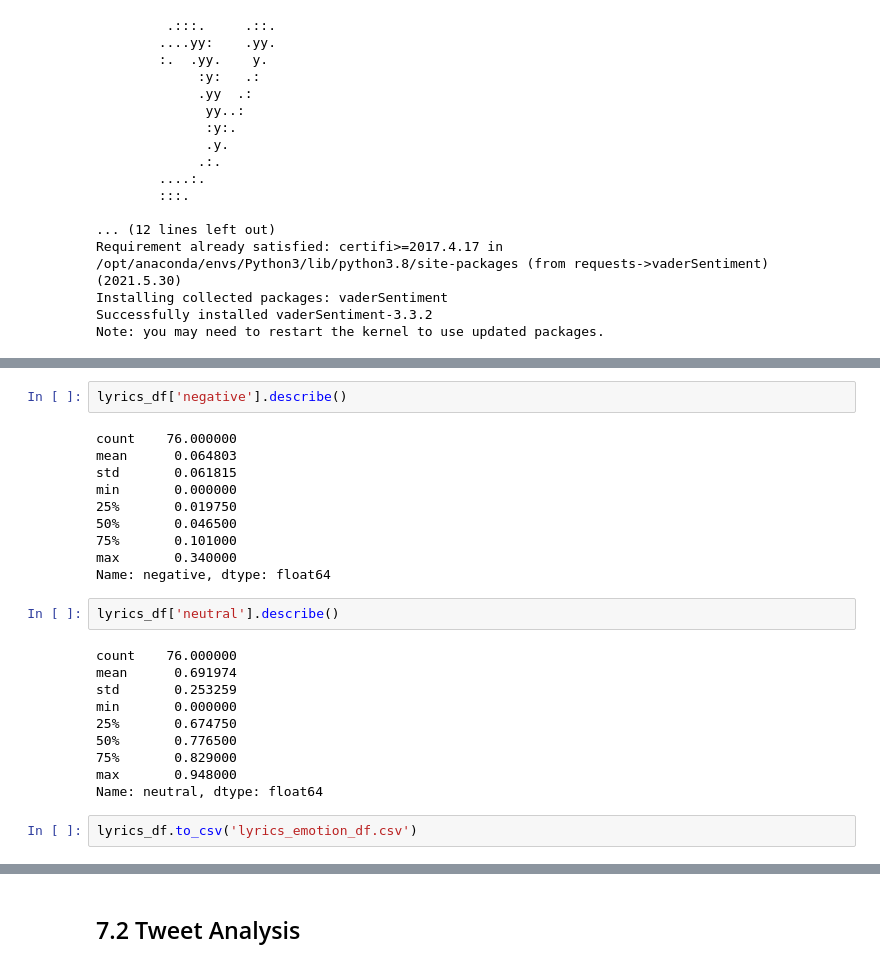
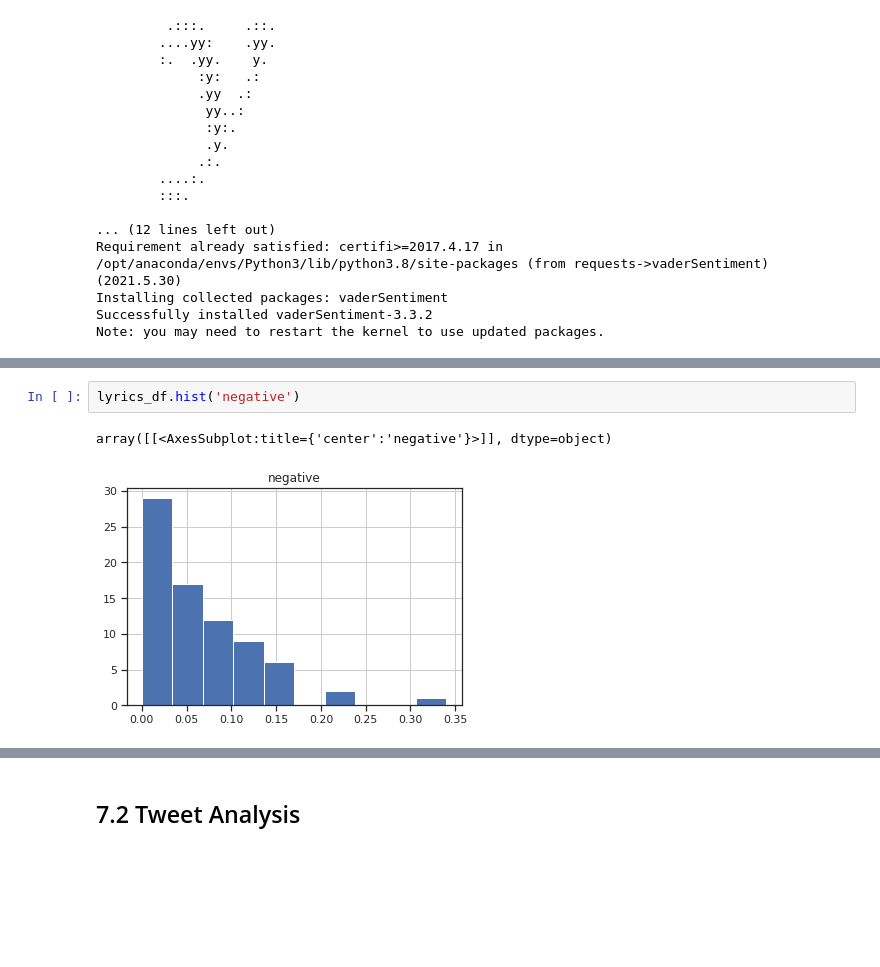
Before and after one commit to doratian99/MSIN0166-DE-Individual-Project, a Jupyter notebook: Notebook Folder/Notebook.ipynb, the cells around one changed output, grey strips where cells are left out. Drawn from its saved outputs; the diff is of its cells as text; blank space fills up the shorter version.

```diff
--- a/Notebook Folder/Notebook.ipynb
+++ b/Notebook Folder/Notebook.ipynb
@@ -1684,26 +1717,5 @@ Name: positive, dtype: float64
 # %%
-lyrics_df['negative'].describe()
+lyrics_df.hist('negative')
 # %% [output]
-count    76.000000
-mean      0.064803
-std       0.061815
-min       0.000000
-25%       0.019750
-50%       0.046500
-75%       0.101000
-max       0.340000
-Name: negative, dtype: float64
+array([[<AxesSubplot:title={'center':'negative'}>]], dtype=object)
+[figure, added]
-# %%
-lyrics_df['neutral'].describe()
-# %% [output]
-count    76.000000
-mean      0.691974
-std       0.253259
-min       0.000000
-25%       0.674750
-50%       0.776500
-75%       0.829000
-max       0.948000
-Name: neutral, dtype: float64
-# %%
-lyrics_df.to_csv('lyrics_emotion_df.csv')
```
Also changed, not shown: parts of 49 cells of this notebook.
